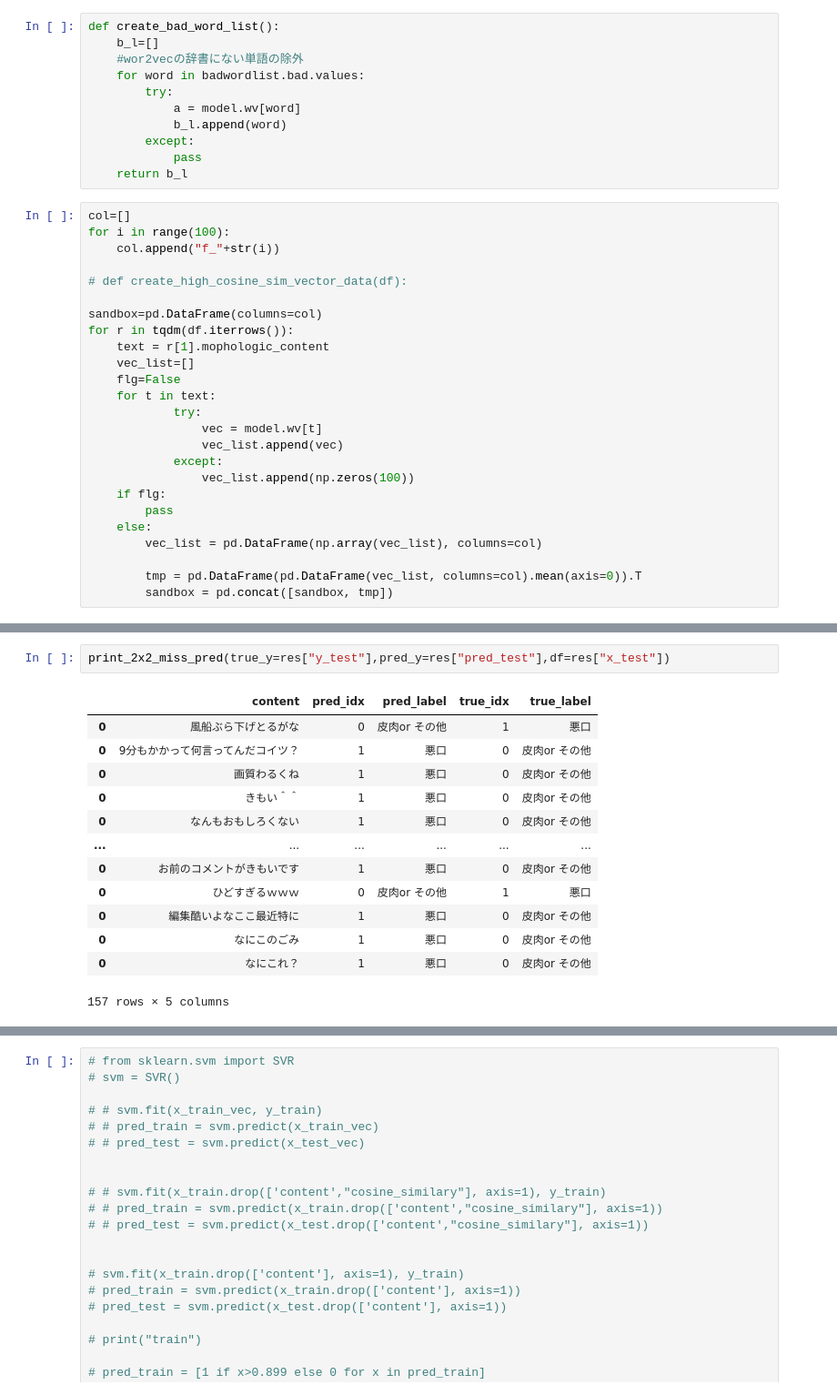
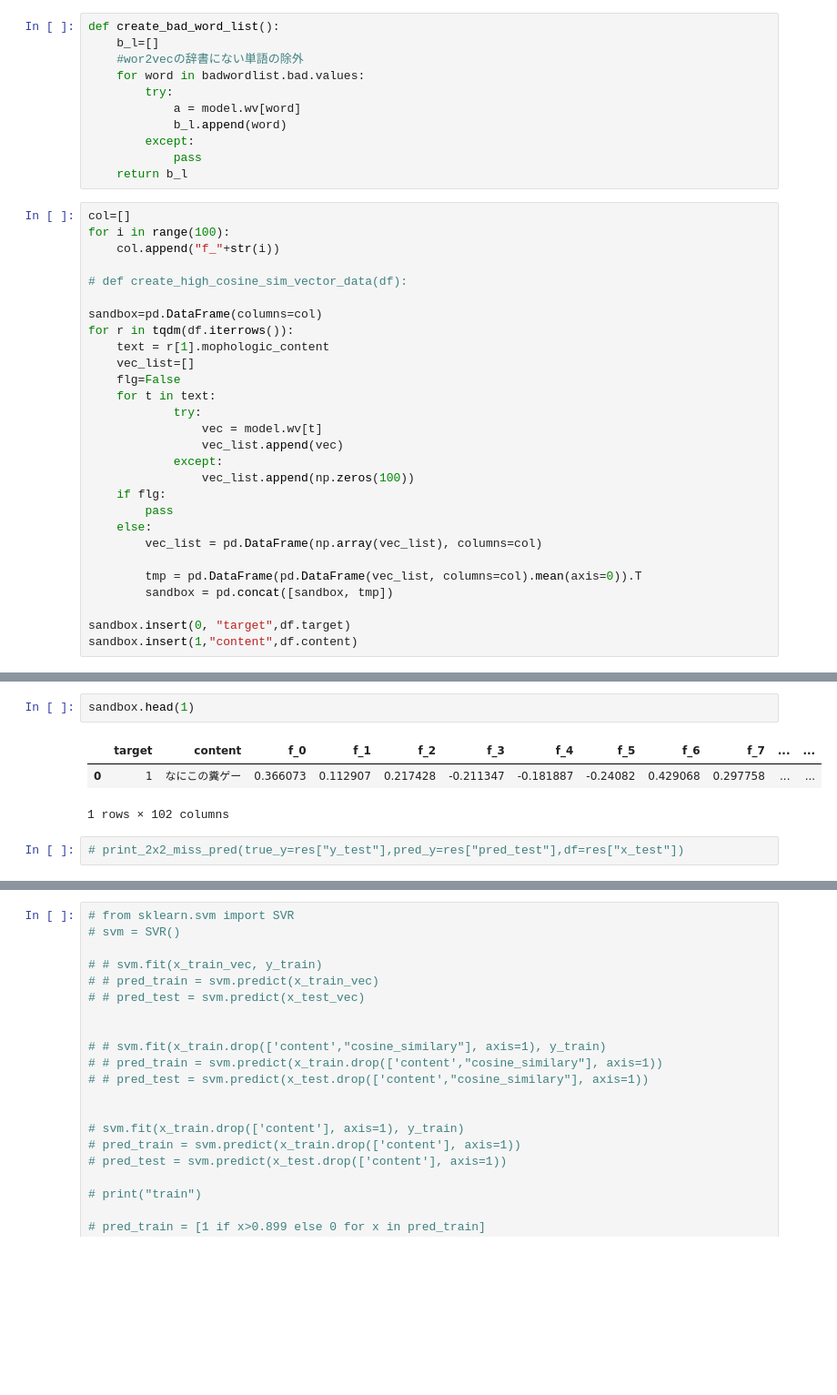
Before and after one commit to N-Eiki/proen, a Jupyter notebook: dev/Untitled.ipynb, the cells around one changed output, grey strips where cells are left out. Shown at 91% size. Cells and saved outputs as stored; diff of their text form; blank space fills up the shorter version.

```diff
--- a/dev/Untitled.ipynb
+++ b/dev/Untitled.ipynb
@@ -284,3 +331,6 @@ for r in tqdm(df.iterrows()):
 
         tmp = pd.DataFrame(pd.DataFrame(vec_list, columns=col).mean(axis=0)).T
         sandbox = pd.concat([sandbox, tmp])
+
+sandbox.insert(0, "target",df.target)
+sandbox.insert(1,"content",df.content)
@@ -306,19 +347,11 @@ test
 array([[ 55., 139.],
        [ 18., 162.]])
+# %%
+sandbox.head(1)
+# %% [output]
+|  | target | content | f_0 | f_1 | f_2 | f_3 | f_4 | f_5 | f_6 | f_7 | ... | ... |
+| 0 | 1 | なにこの糞ゲー | 0.366073 | 0.112907 | 0.217428 | -0.211347 | -0.181887 | -0.24082 | 0.429068 | 0.297758 | ... | ... |
+1 rows × 102 columns
 # %%
-print_2x2_miss_pred(true_y=res["y_test"],pred_y=res["pred_test"],df=res["x_test"])
+# print_2x2_miss_pred(true_y=res["y_test"],pred_y=res["pred_test"],df=res["x_test"])
-# %% [output]
-|  | content | pred_idx | pred_label | true_idx | true_label |
-| 0 | 風船ぶら下げとるがな | 0 | 皮肉or その他 | 1 | 悪口 |
-| 0 | 9分もかかって何言ってんだコイツ？ | 1 | 悪口 | 0 | 皮肉or その他 |
-| 0 | 画質わるくね | 1 | 悪口 | 0 | 皮肉or その他 |
-| 0 | きもい＾＾ | 1 | 悪口 | 0 | 皮肉or その他 |
-| 0 | なんもおもしろくない | 1 | 悪口 | 0 | 皮肉or その他 |
-| ... | ... | ... | ... | ... | ... |
-| 0 | お前のコメントがきもいです | 1 | 悪口 | 0 | 皮肉or その他 |
-| 0 | ひどすぎるｗｗｗ | 0 | 皮肉or その他 | 1 | 悪口 |
-| 0 | 編集酷いよなここ最近特に | 1 | 悪口 | 0 | 皮肉or その他 |
-| 0 | なにこのごみ | 1 | 悪口 | 0 | 皮肉or その他 |
-| 0 | なにこれ？ | 1 | 悪口 | 0 | 皮肉or その他 |
-157 rows × 5 columns
 # %%
```
Also changed, not shown: parts of 16 cells of this notebook.
